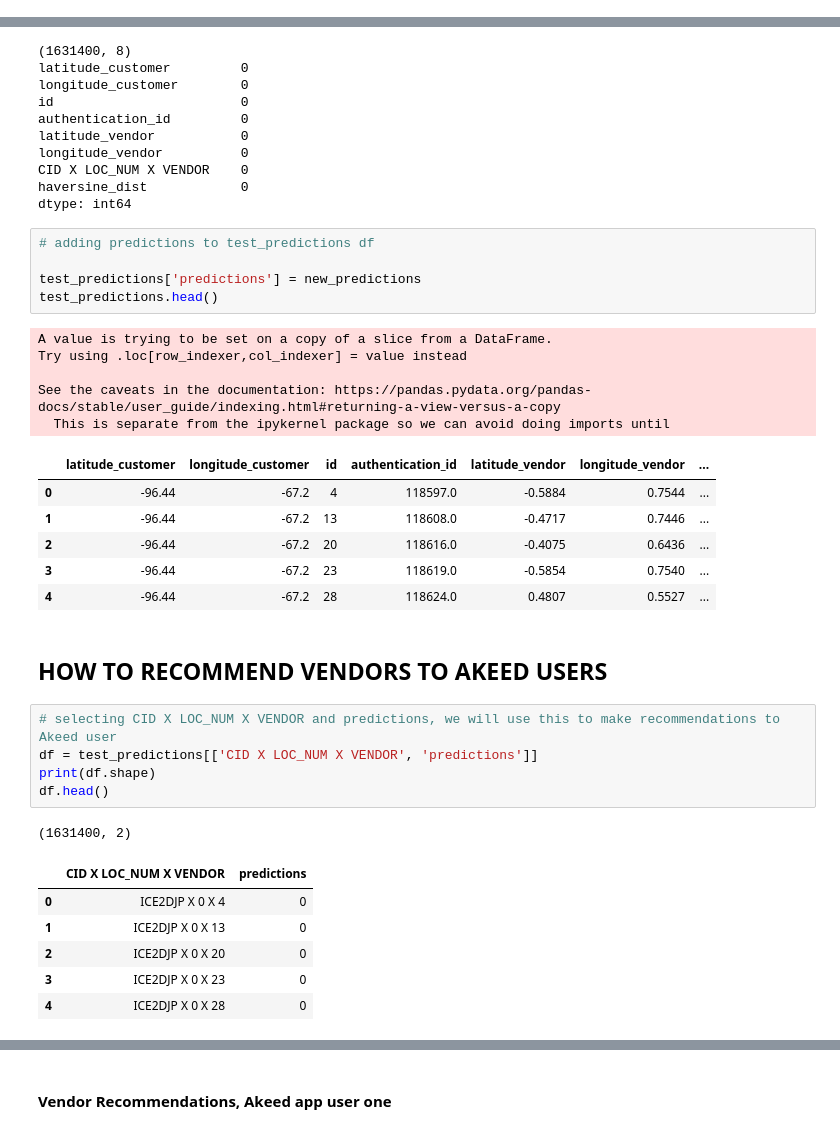
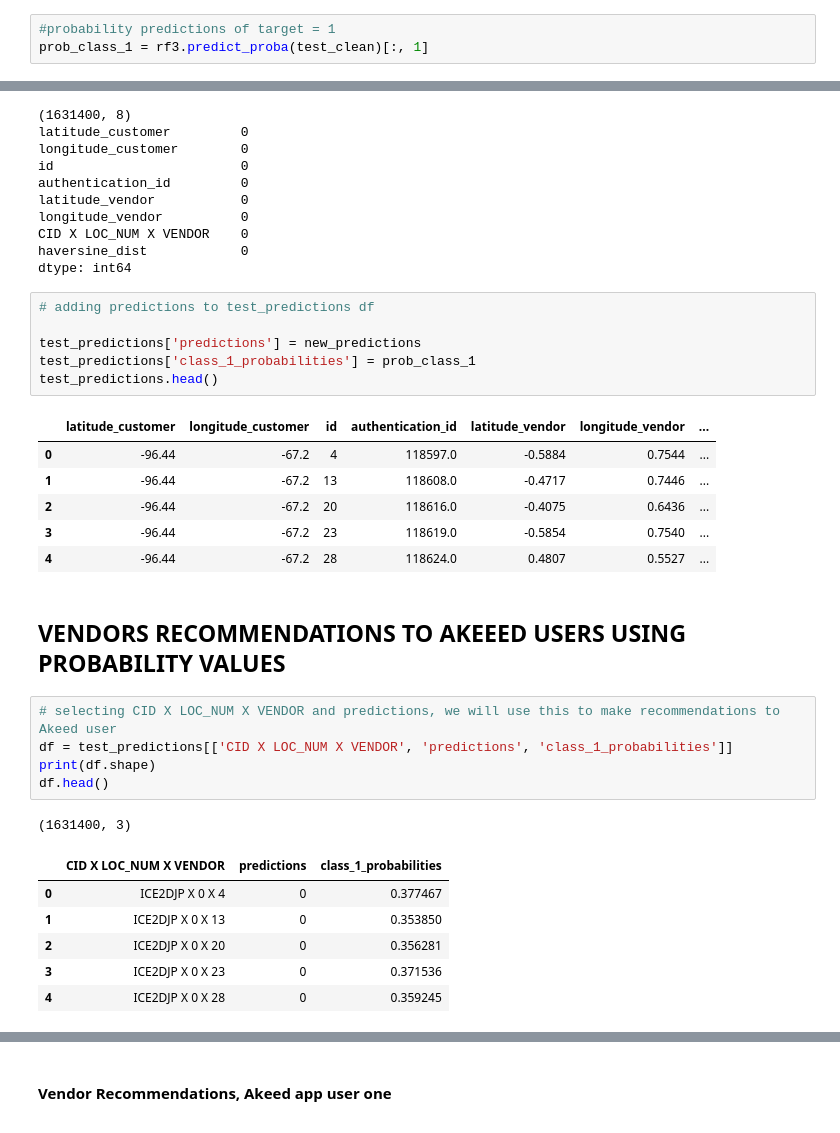
Before and after one commit to Askoye/Restaurant-Recommender-System, a Jupyter notebook: Implementing_the_solution_with_Random_Forest_and_Challenging_the_Solution_with_XGBoost.ipynb, the cells around one changed output, grey strips where cells are left out. Drawn from its saved outputs; the diff is of its cells as text.

```diff
--- a/Implementing_the_solution_with_Random_Forest_and_Challenging_the_Solution_with_XGBoost.ipynb
+++ b/Implementing_the_solution_with_Random_Forest_and_Challenging_the_Solution_with_XGBoost.ipynb
@@ -903,0 +921,3 @@ array([0, 0, 0, ..., 0, 0, 0])
+# %%
+#probability predictions of target = 1
+prob_class_1 = rf3.predict_proba(test_clean)[:, 1]
@@ -954,34 +1007,30 @@ dtype: int64
 # adding predictions to test_predictions df
 
 test_predictions['predictions'] = new_predictions
+test_predictions['class_1_probabilities'] = prob_class_1
 test_predictions.head()
 # %% [output]
-A value is trying to be set on a copy of a slice from a DataFrame.
-Try using .loc[row_indexer,col_indexer] = value instead
-
-See the caveats in the documentation: https://pandas.pydata.org/pandas-docs/stable/user_guide/indexing.html#returning-a-view-versus-a-copy
-  This is separate from the ipykernel package so we can avoid doing imports until
 |  | latitude_customer | longitude_customer | id | authentication_id | latitude_vendor | longitude_vendor | ... |
 | 0 | -96.44 | -67.2 | 4 | 118597.0 | -0.5884 | 0.7544 | ... |
 | 1 | -96.44 | -67.2 | 13 | 118608.0 | -0.4717 | 0.7446 | ... |
 | 2 | -96.44 | -67.2 | 20 | 118616.0 | -0.4075 | 0.6436 | ... |
 | 3 | -96.44 | -67.2 | 23 | 118619.0 | -0.5854 | 0.7540 | ... |
 | 4 | -96.44 | -67.2 | 28 | 118624.0 | 0.4807 | 0.5527 | ... |
-# %% [markdown]
-## HOW TO RECOMMEND VENDORS TO AKEED USERS
+# %% [markdown]
+## VENDORS RECOMMENDATIONS TO AKEEED USERS USING PROBABILITY VALUES
 # %%
 # selecting CID X LOC_NUM X VENDOR and predictions, we will use this to make recommendations to Akeed user
-df = test_predictions[['CID X LOC_NUM X VENDOR', 'predictions']]
+df = test_predictions[['CID X LOC_NUM X VENDOR', 'predictions', 'class_1_probabilities']]
 print(df.shape)
 df.head()
 # %% [output]
-(1631400, 2)
+(1631400, 3)
-|  | CID X LOC_NUM X VENDOR | predictions |
-| 0 | ICE2DJP X 0 X 4 | 0 |
-| 1 | ICE2DJP X 0 X 13 | 0 |
-| 2 | ICE2DJP X 0 X 20 | 0 |
-| 3 | ICE2DJP X 0 X 23 | 0 |
-| 4 | ICE2DJP X 0 X 28 | 0 |
+|  | CID X LOC_NUM X VENDOR | predictions | class_1_probabilities |
+| 0 | ICE2DJP X 0 X 4 | 0 | 0.377467 |
+| 1 | ICE2DJP X 0 X 13 | 0 | 0.353850 |
+| 2 | ICE2DJP X 0 X 20 | 0 | 0.356281 |
+| 3 | ICE2DJP X 0 X 23 | 0 | 0.371536 |
+| 4 | ICE2DJP X 0 X 28 | 0 | 0.359245 |
 # %%
 df.tail()
 # %% [output]
```
Also changed, not shown: parts of 24 cells of this notebook.
